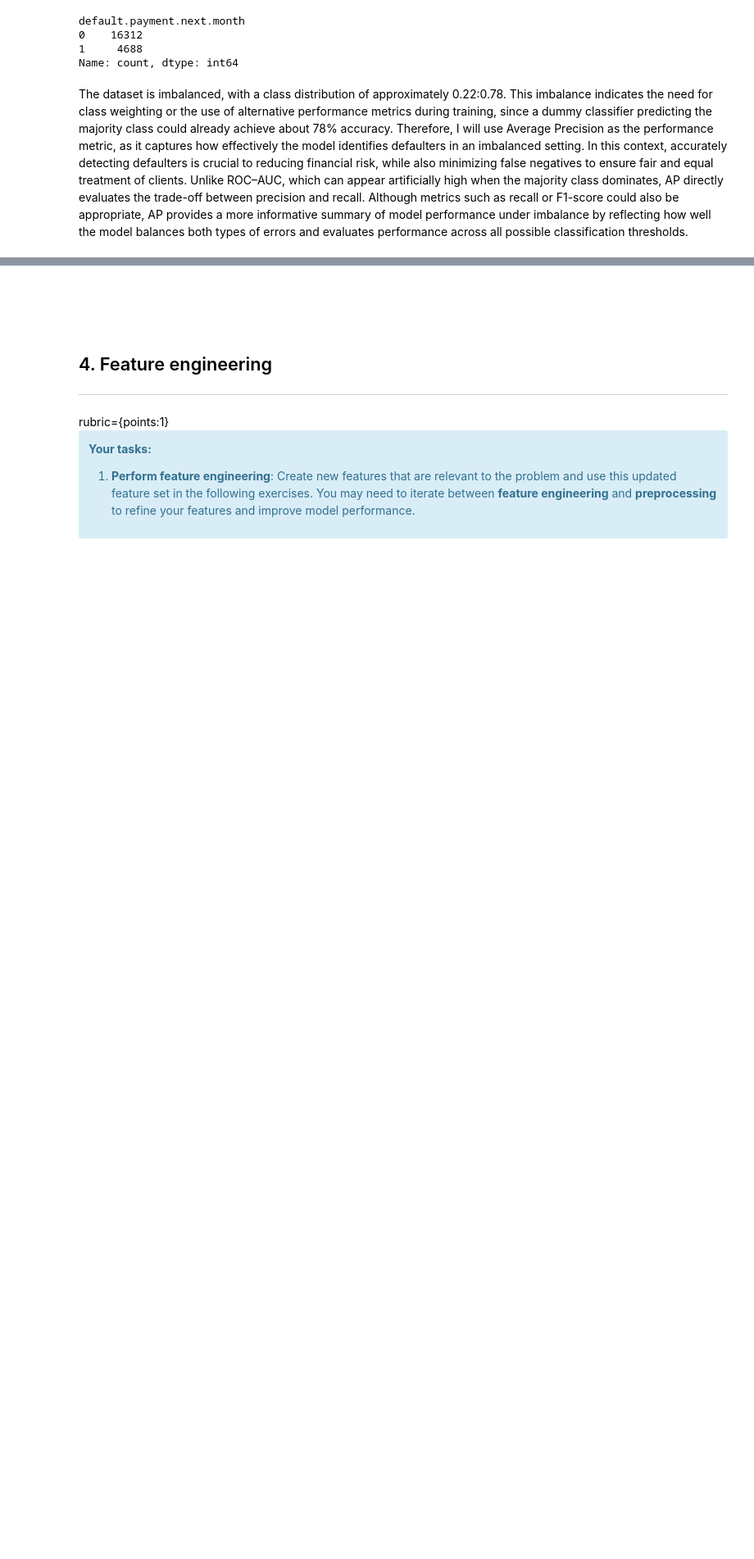
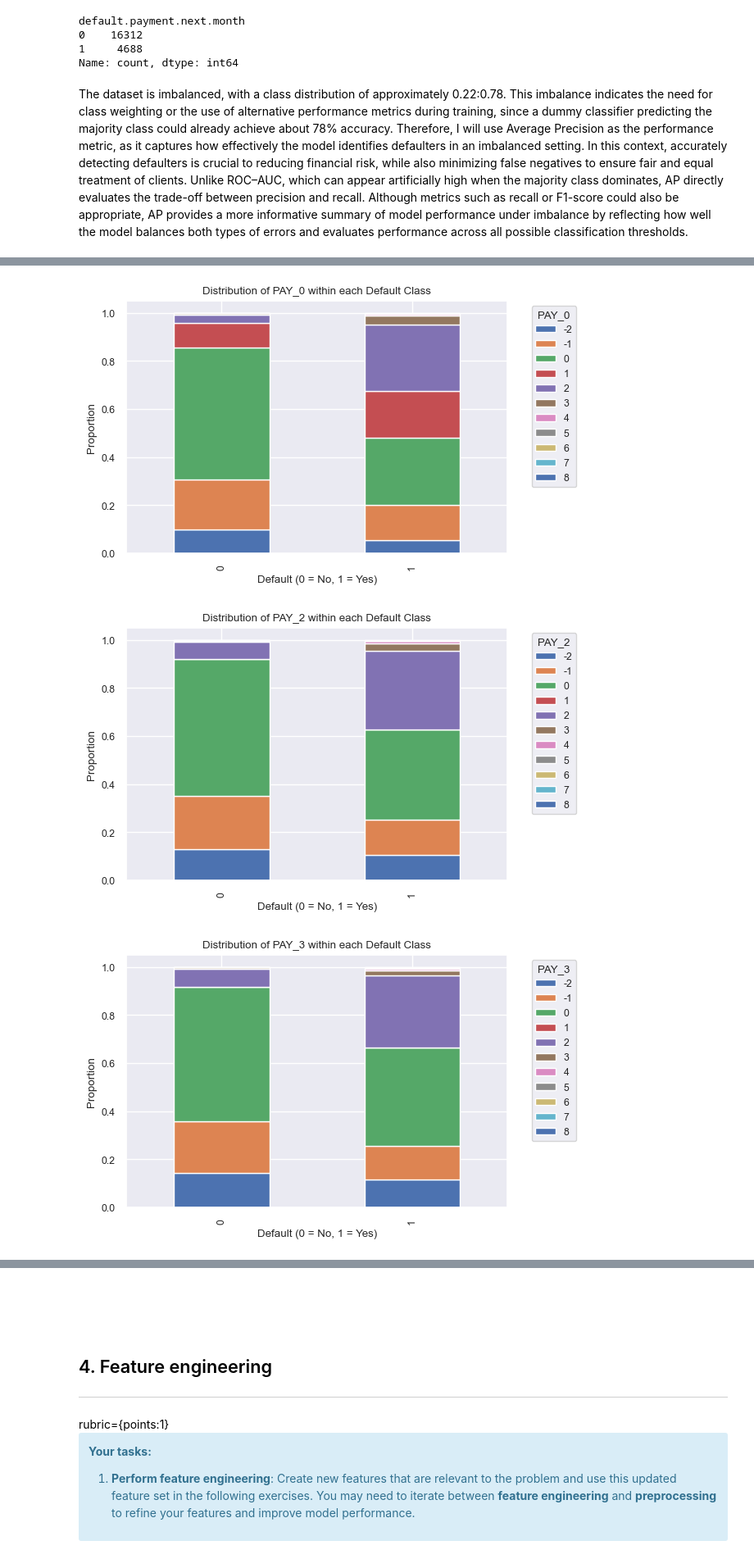
Before and after one commit to asharifo/cs330-hw5, a Jupyter notebook: hw5.ipynb, the cells around one changed output, grey strips where cells are left out. Shown: that part at 82% size. Drawn from its saved outputs; the diff is of its cells as text; code cells hidden in the pictures; blank space fills up the shorter version.

```diff
--- a/hw5.ipynb
+++ b/hw5.ipynb
@@ -315,11 +339,5 @@ The dataset is imbalanced, with a class distribution of approximately 0.22:0.78.
 pay_status_cols = ['PAY_0', 'PAY_2','PAY_3','PAY_4','PAY_5','PAY_6']
 bill_amt_cols = ['BILL_AMT1','BILL_AMT2','BILL_AMT3','BILL_AMT4','BILL_AMT5','BILL_AMT6']
 pay_amt_cols = ['PAY_AMT1','PAY_AMT2','PAY_AMT3','PAY_AMT4','PAY_AMT5','PAY_AMT6']
+continuous_cols = bill_amt_cols + pay_amt_cols + ['LIMIT_BAL', 'AGE']
+discrete_cols = pay_status_cols + ["EDUCATION", "MARRIAGE"]
-# %%
-def plot_histogram(col):
-    train_df.groupby("default.payment.next.month")[col].plot.hist(bins=50, alpha=0.5, legend=True, title = "Histogram of " + col);
-    plt.xlabel(col);
-    plt.show()
-
-for col in ["LIMIT_BAL", "EDUCATION", "AGE", "MARRIAGE"] + pay_status_cols + bill_amt_cols + pay_amt_cols:
-    plot_histogram(col)
@@ -360,0 +344,29 @@ Note: you may need to restart the kernel to use updated packages.
+# %%
+def plot_histogram_continuous(col):
+    train_df.groupby("default.payment.next.month")[col].plot.hist(bins=10, alpha=0.5, density=True, legend=True, title = "Histogram of " + col);
+    plt.xlabel(col);
+    plt.show()
+    # Here we normalize with density=True to get a better comparison of their distributions
+
+def plot_discrete_feature(col):
+    cross_tab = pd.crosstab(train_df["default.payment.next.month"], train_df[col], normalize='index')
+    cross_tab.plot(
+        kind='bar',
+        stacked=True,
+        figsize=(6,4)
+    )
+    plt.title(f"Distribution of {col} within each Default Class")
+    plt.xlabel("Default (0 = No, 1 = Yes)")
+    plt.ylabel("Proportion")
+    plt.legend(title=col, bbox_to_anchor=(1.05, 1), loc='upper left')
+    plt.show()
+
+for col in discrete_cols:
+    plot_discrete_feature(col)
+
+for col in continuous_cols:
+    plot_histogram_continuous(col)
+# %% [output]
+[figure, added]
+[figure, added]
+[figure, added]
```
Also changed, not shown: parts of 18 cells of this notebook, 1 other file.
